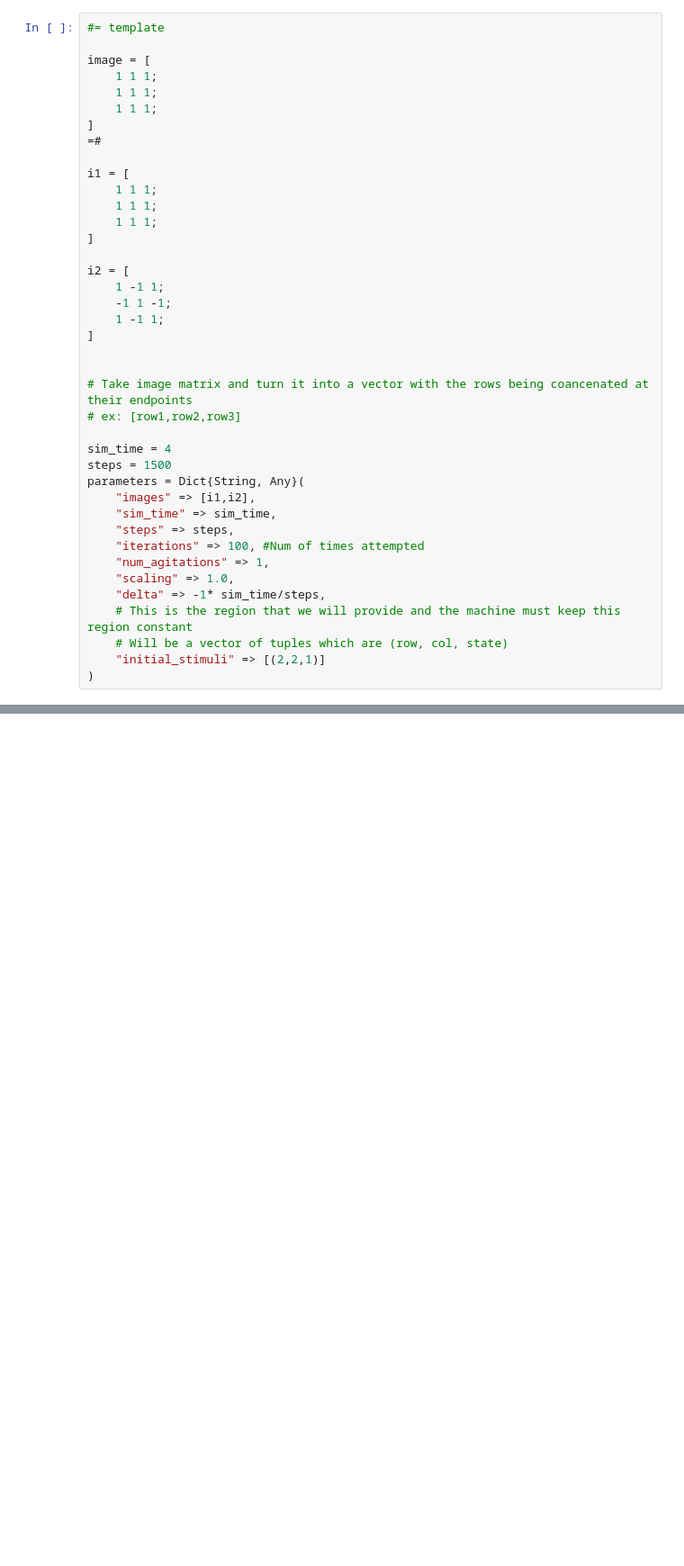
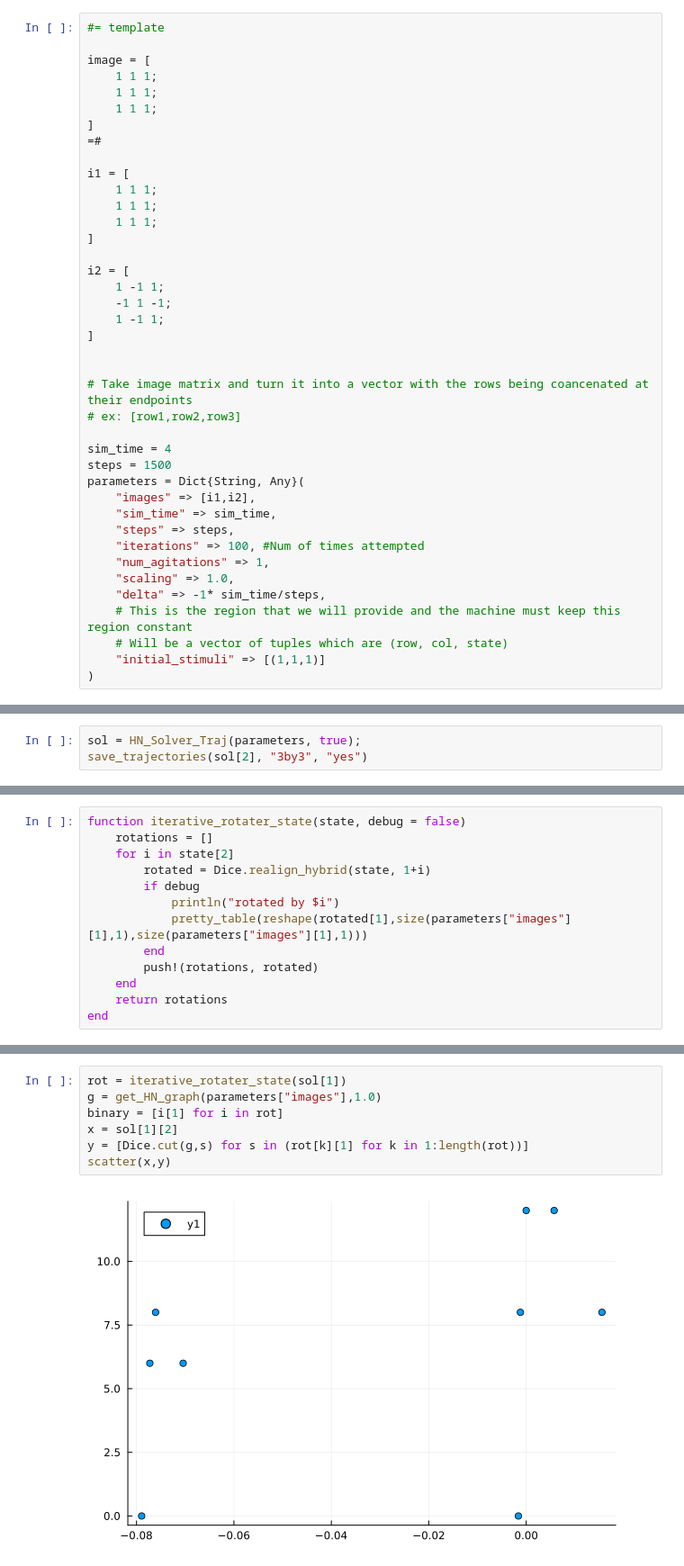
Before and after one commit to Quaid01/HN_V2, a Jupyter notebook: scripts/3 by 3 testing.ipynb, the cells around one changed output, grey strips where cells are left out. Shown at 90% size. Saved outputs shown, nothing was run; the diff lists cells and outputs as text; blank space fills up the shorter version.

Commit message:
Added ploting and rotating functions

```diff
--- a/scripts/3 by 3 testing.ipynb
+++ b/scripts/3 by 3 testing.ipynb
@@ -56,7 +57,7 @@ parameters = Dict{String, Any}(
     "delta" => -1* sim_time/steps,
     # This is the region that we will provide and the machine must keep this region constant
     # Will be a vector of tuples which are (row, col, state)
-    "initial_stimuli" => [(2,2,1)]
+    "initial_stimuli" => [(1,1,1)]
 )
 # %% [output]
 Dict{String, Any} with 8 entries:
@@ -128,0 +124,3 @@ pretty_table(reshape(res[1][1],size(parameters["images"][1],1),size(parameters["
+# %%
+sol = HN_Solver_Traj(parameters, true);
+save_trajectories(sol[2], "3by3", "yes")
@@ -128,0 +136,13 @@ pretty_table(reshape(res[1][1],size(parameters["images"][1],1),size(parameters["
+# %%
+function iterative_rotater_state(state, debug = false)
+    rotations = []
+    for i in state[2]
+        rotated = Dice.realign_hybrid(state, 1+i)
+        if debug
+            println("rotated by $i")
+            pretty_table(reshape(rotated[1],size(parameters["images"][1],1),size(parameters["images"][1],1)))
+        end
+        push!(rotations, rotated)
+    end
+    return rotations
+end
@@ -128,0 +166,9 @@ pretty_table(reshape(res[1][1],size(parameters["images"][1],1),size(parameters["
+# %%
+rot = iterative_rotater_state(sol[1])
+g = get_HN_graph(parameters["images"],1.0)
+binary = [i[1] for i in rot]
+x = sol[1][2]
+y = [Dice.cut(g,s) for s in (rot[k][1] for k in 1:length(rot))]
+scatter(x,y)
+# %% [output]
+[figure, added]
```
Also changed, not shown: parts of 14 cells of this notebook, 30 other files.
